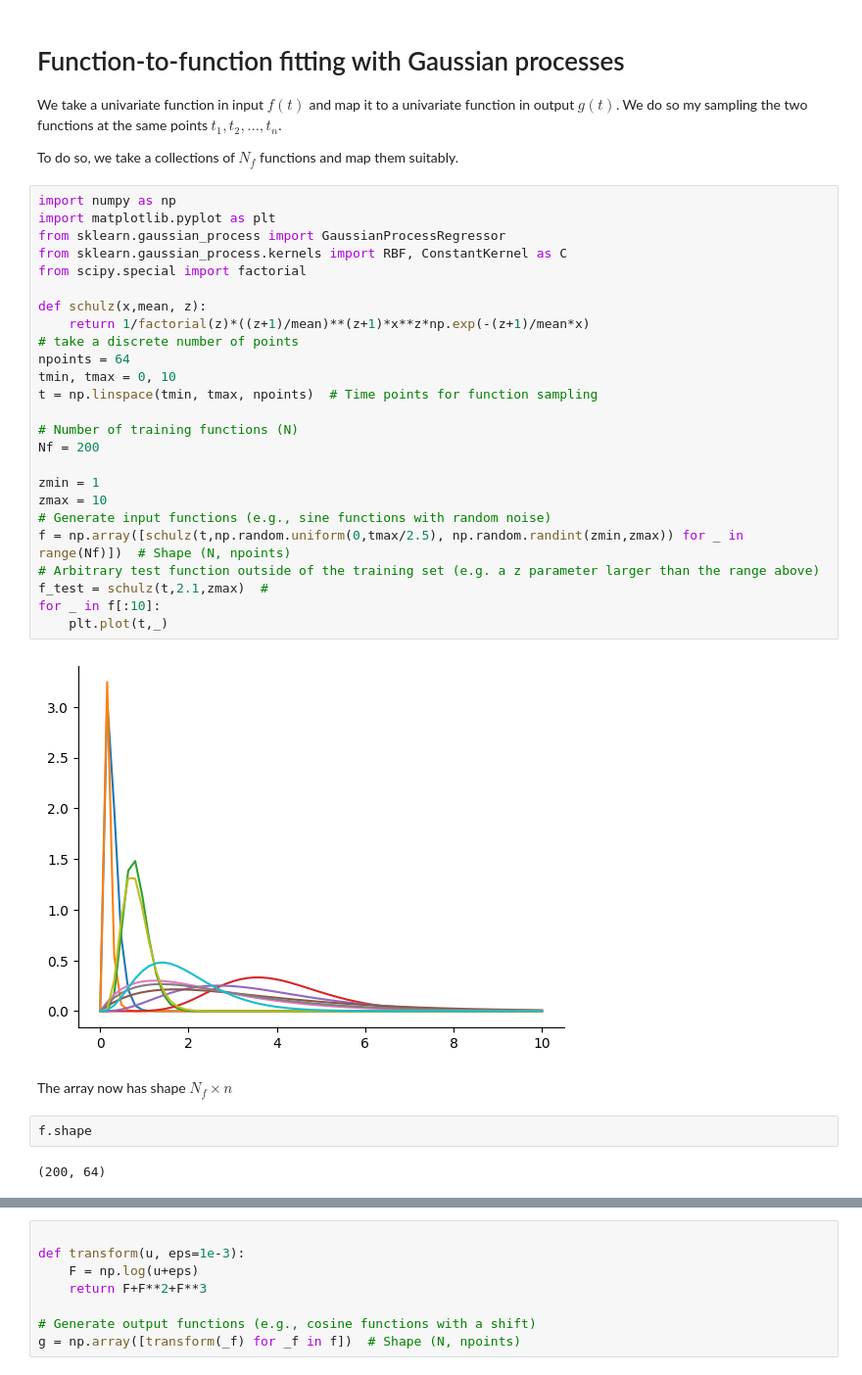
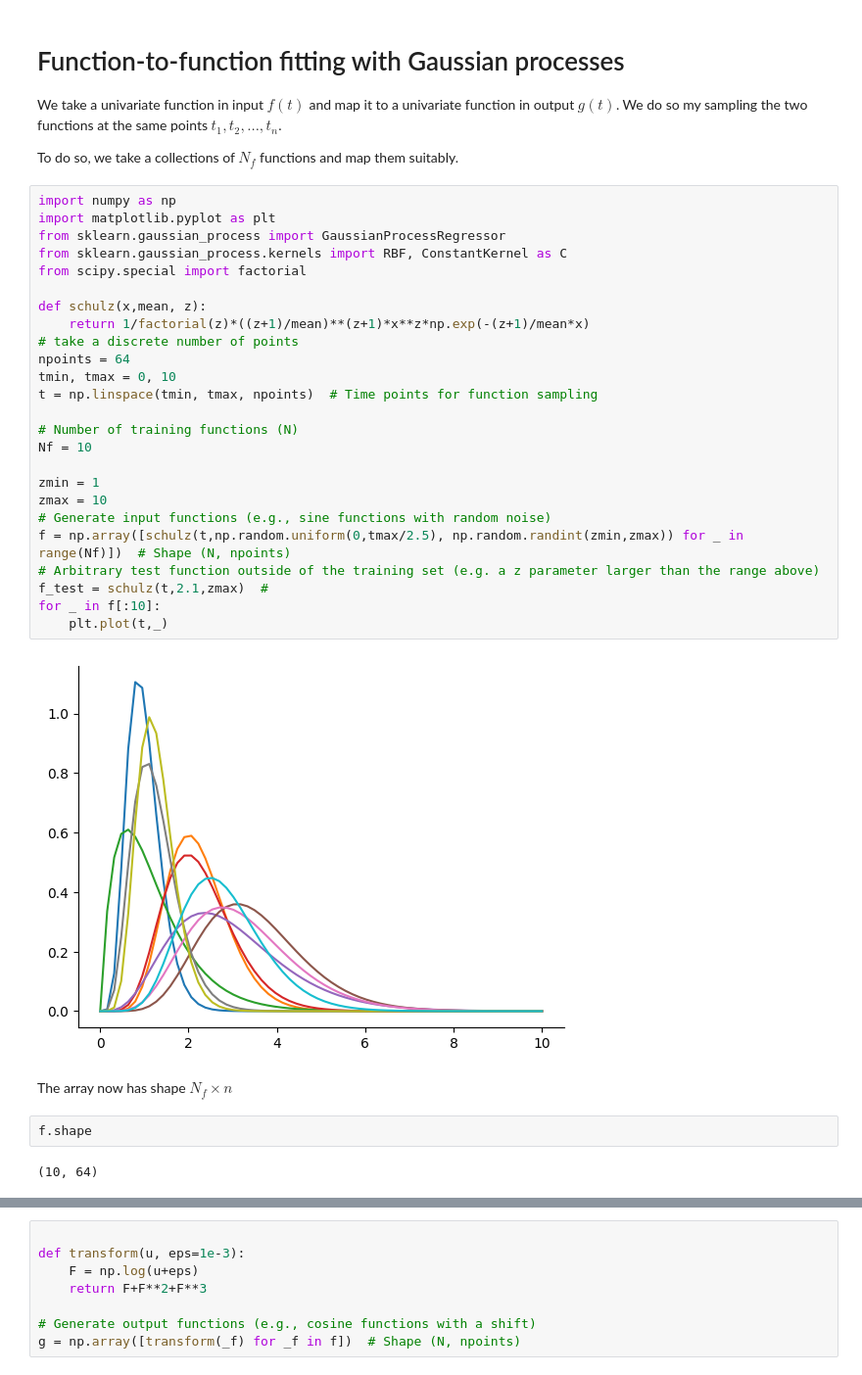
Before and after one commit to FTurci/gaussian-processes, a Jupyter notebook: examples/sklearn-examples/function-to-function.ipynb, the cells around one changed output, grey strips where cells are left out. Shown: that part at 98% size. Drawn from its saved outputs; the diff is of its cells as text.

```diff
--- a/examples/sklearn-examples/function-to-function.ipynb
+++ b/examples/sklearn-examples/function-to-function.ipynb
@@ -7,36 +7,36 @@ To do so, we take a collections of $N_f$ functions and map them suitably.
 # %%
 import numpy as np
 import matplotlib.pyplot as plt
 from sklearn.gaussian_process import GaussianProcessRegressor
 from sklearn.gaussian_process.kernels import RBF, ConstantKernel as C
 from scipy.special import factorial
 
 def schulz(x,mean, z):
     return 1/factorial(z)*((z+1)/mean)**(z+1)*x**z*np.exp(-(z+1)/mean*x)
 # take a discrete number of points
 npoints = 64
 tmin, tmax = 0, 10
 t = np.linspace(tmin, tmax, npoints)  # Time points for function sampling
 
 # Number of training functions (N)
-Nf = 200
+Nf = 10
 
 zmin = 1
 zmax = 10
 # Generate input functions (e.g., sine functions with random noise)
 f = np.array([schulz(t,np.random.uniform(0,tmax/2.5), np.random.randint(zmin,zmax)) for _ in range(Nf)])  # Shape (N, npoints)
 # Arbitrary test function outside of the training set (e.g. a z parameter larger than the range above)
 f_test = schulz(t,2.1,zmax)  #
 for _ in f[:10]:
     plt.plot(t,_)
 # %% [output]
-[figure, old version]
+[figure, new version]
 # %% [markdown]
 The array now has shape $N_f\times n$
 # %%
 f.shape
 # %% [output]
-(200, 64)
+(10, 64)
 # %% [markdown]
 A define here a simple transformation of the dataset via a rather nonlinear function
 
```
Also changed, not shown: parts of 7 cells of this notebook.
